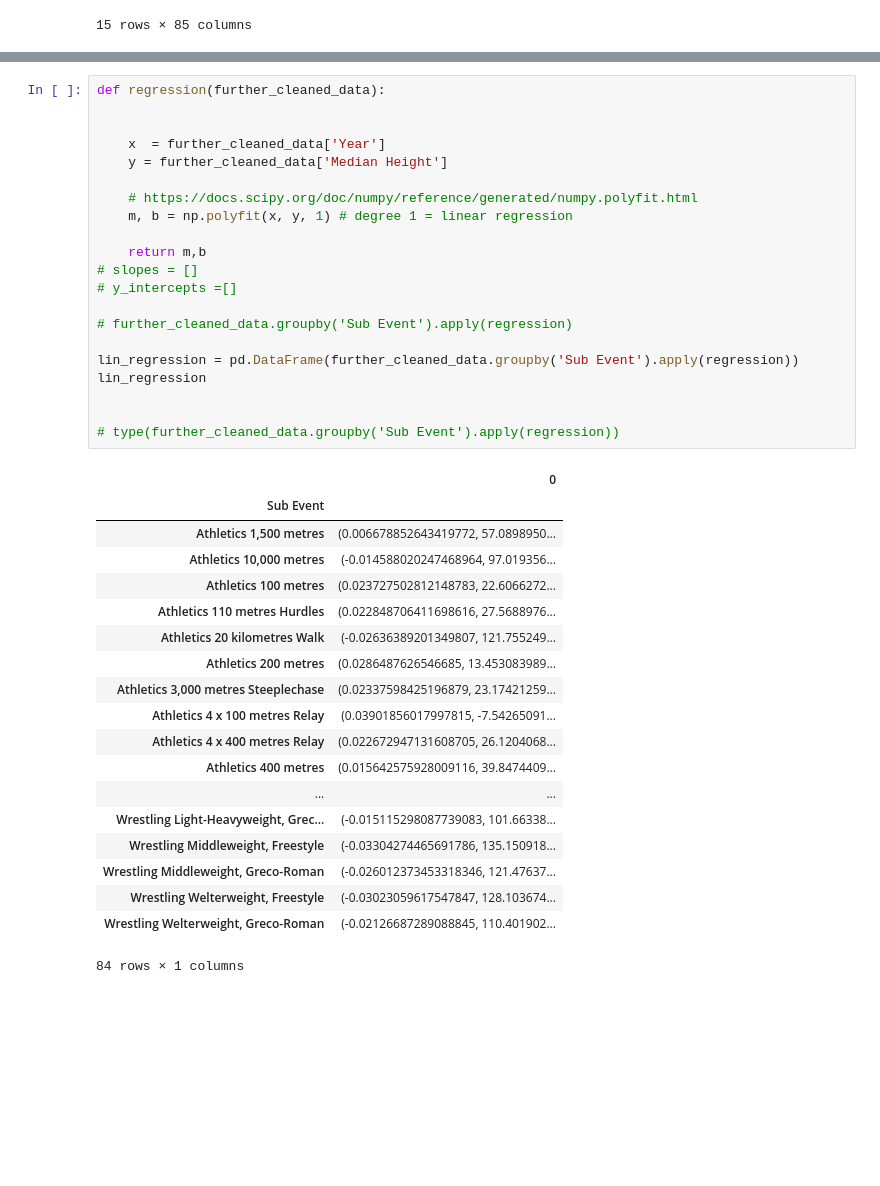
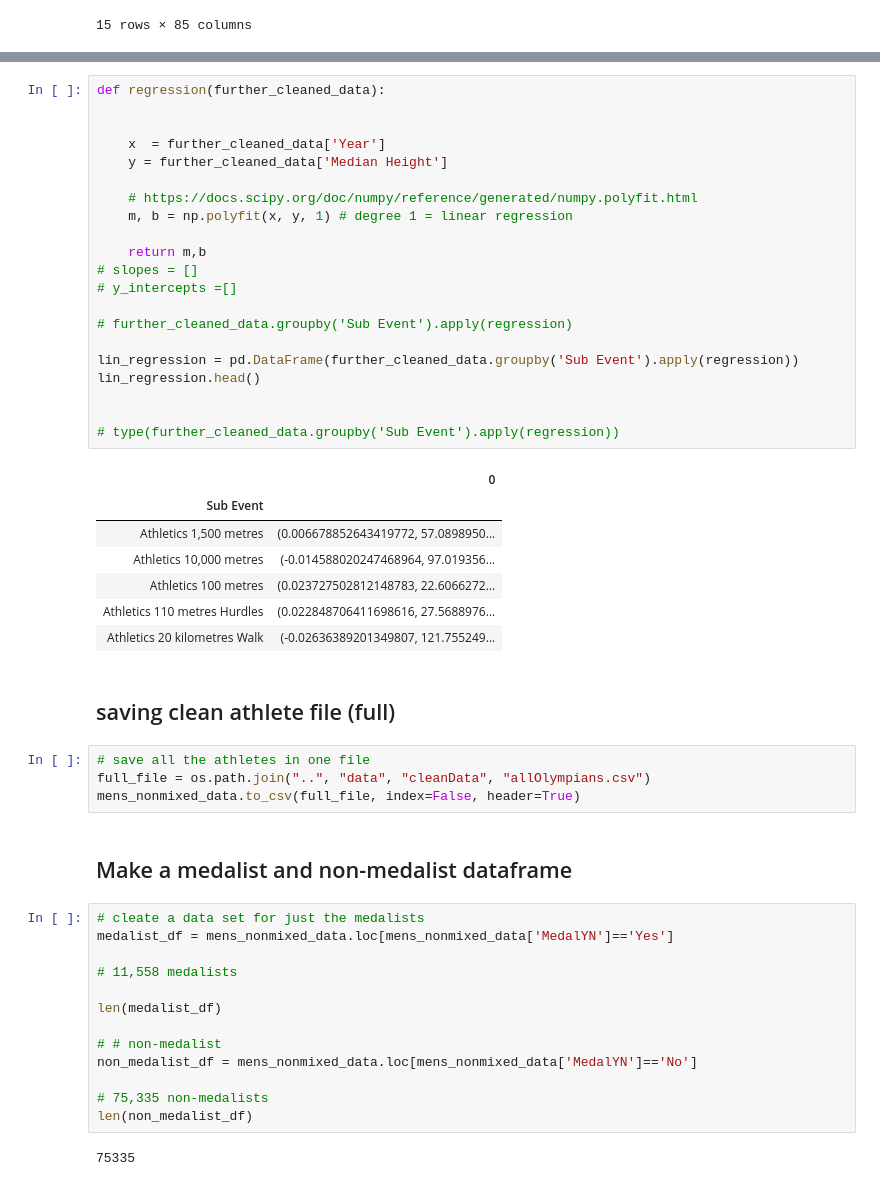
Before and after one commit to dowripple/ProjectOneRepo_JeremyKasieMichael, a Jupyter notebook: notebooks/olympicHeights.ipynb, the cells around one changed output, grey strips where cells are left out. Cells and saved outputs as stored; diff of their text form; blank space fills up the shorter version.

Commit message:
tried to do a combined dataset, medal vs non medal

```diff
--- a/notebooks/olympicHeights.ipynb
+++ b/notebooks/olympicHeights.ipynb
@@ -701,41 +660,52 @@ Olympian_Median_Lin_Regress
 # %%
 def regression(further_cleaned_data):
 
 
     x  = further_cleaned_data['Year']
     y = further_cleaned_data['Median Height']
 
     # https://docs.scipy.org/doc/numpy/reference/generated/numpy.polyfit.html
     m, b = np.polyfit(x, y, 1) # degree 1 = linear regression
 
     return m,b
 # slopes = []
 # y_intercepts =[]
 
 # further_cleaned_data.groupby('Sub Event').apply(regression)
 
 lin_regression = pd.DataFrame(further_cleaned_data.groupby('Sub Event').apply(regression))
-lin_regression
+lin_regression.head()
 
 
 # type(further_cleaned_data.groupby('Sub Event').apply(regression))
 # %% [output]
 |  | 0 |
 | Sub Event |  |
 | Athletics 1,500 metres | (0.006678852643419772, 57.0898950... |
 | Athletics 10,000 metres | (-0.014588020247468964, 97.019356... |
 | Athletics 100 metres | (0.023727502812148783, 22.6066272... |
 | Athletics 110 metres Hurdles | (0.022848706411698616, 27.5688976... |
 | Athletics 20 kilometres Walk | (-0.02636389201349807, 121.755249... |
-| Athletics 200 metres | (0.0286487626546685, 13.453083989... |
-| Athletics 3,000 metres Steeplechase | (0.02337598425196879, 23.17421259... |
-| Athletics 4 x 100 metres Relay | (0.03901856017997815, -7.54265091... |
-| Athletics 4 x 400 metres Relay | (0.022672947131608705, 26.1204068... |
-| Athletics 400 metres | (0.015642575928009116, 39.8474409... |
-| ... | ... |
-| Wrestling Light-Heavyweight, Grec... | (-0.015115298087739083, 101.66338... |
-| Wrestling Middleweight, Freestyle | (-0.03304274465691786, 135.150918... |
-| Wrestling Middleweight, Greco-Roman | (-0.026012373453318346, 121.47637... |
-| Wrestling Welterweight, Freestyle | (-0.03023059617547847, 128.103674... |
-| Wrestling Welterweight, Greco-Roman | (-0.02126687289088845, 110.401902... |
-84 rows × 1 columns
+# %% [markdown]
+## saving clean athlete file (full)
+# %%
+# save all the athletes in one file
+full_file = os.path.join("..", "data", "cleanData", "allOlympians.csv")
+mens_nonmixed_data.to_csv(full_file, index=False, header=True)
+# %% [markdown]
+## Make a medalist and non-medalist dataframe
+# %%
+# cleate a data set for just the medalists
+medalist_df = mens_nonmixed_data.loc[mens_nonmixed_data['MedalYN']=='Yes']
+
+# 11,558 medalists
+
+len(medalist_df)
+
+# # non-medalist
+non_medalist_df = mens_nonmixed_data.loc[mens_nonmixed_data['MedalYN']=='No']
+
+# 75,335 non-medalists
+len(non_medalist_df)
+# %% [output]
+75335
```
Also changed, not shown: parts of 22 cells of this notebook, 1 other file.
